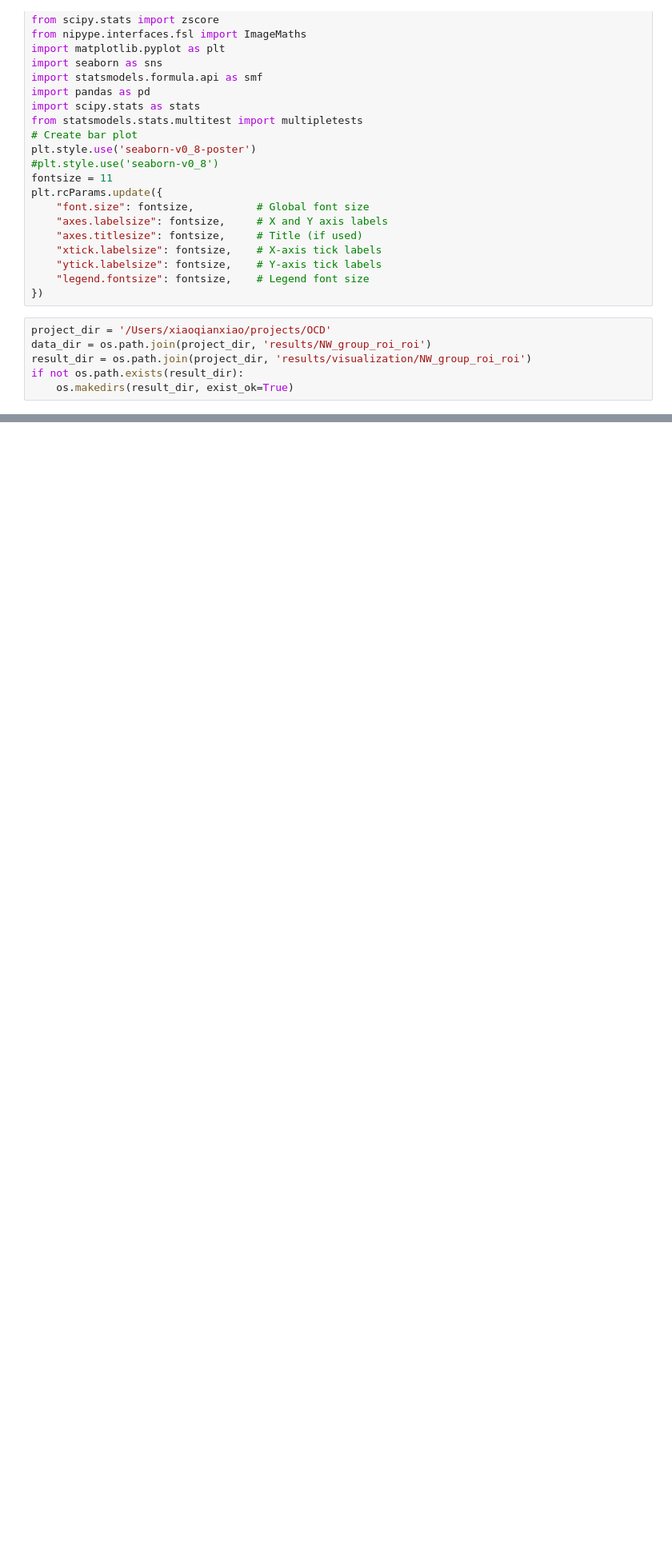
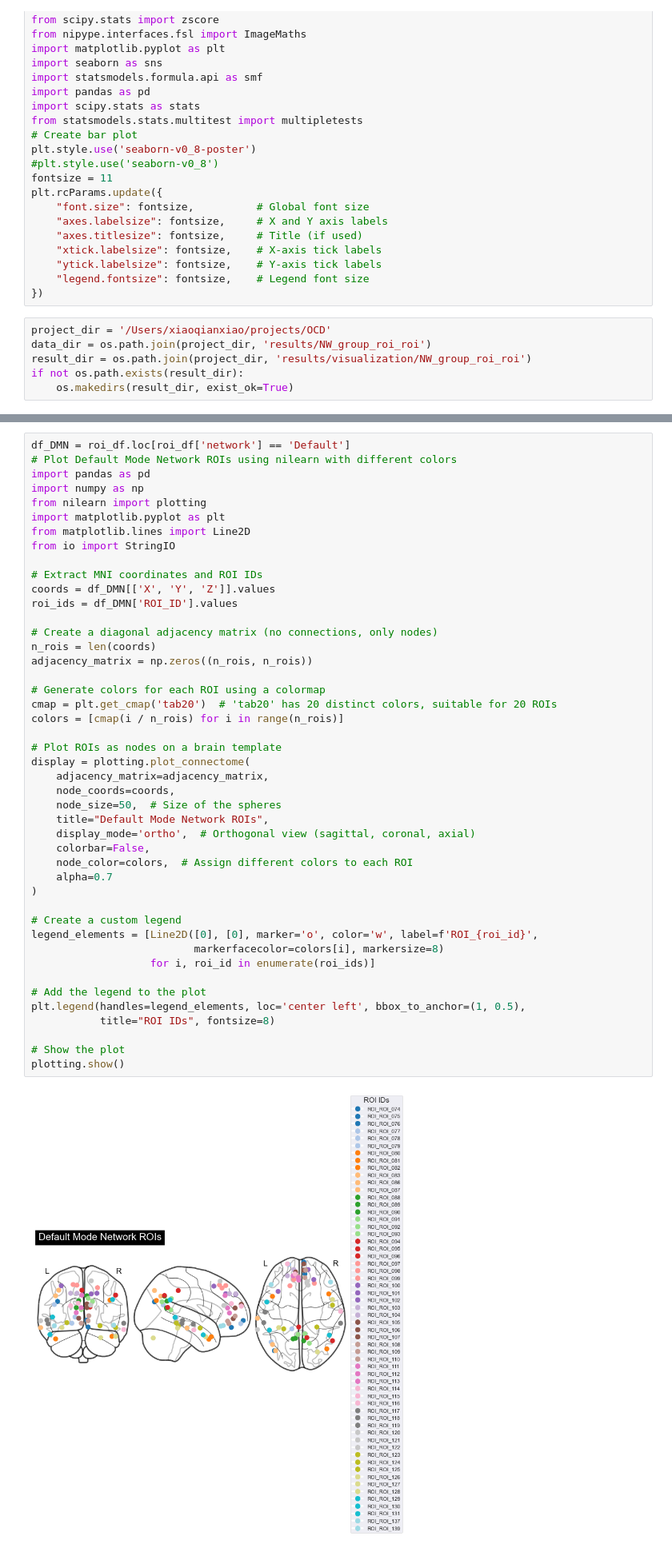
Before and after one commit to XiaoqianXiao/OCD_RO1, a Jupyter notebook: results_visualization_roi_to_roi_power.ipynb, the cells around one changed output, grey strips where cells are left out. Shown at 80% size. Drawn from its saved outputs; the diff is of its cells as text; blank space fills up the shorter version.

```diff
--- a/results_visualization_roi_to_roi_power.ipynb
+++ b/results_visualization_roi_to_roi_power.ipynb
@@ -242,0 +390,47 @@ condition_FC_change.sort_values(by='p_value', ascending=True).head(20)
+# %%
+df_DMN = roi_df.loc[roi_df['network'] == 'Default']
+# Plot Default Mode Network ROIs using nilearn with different colors
+import pandas as pd
+import numpy as np
+from nilearn import plotting
+import matplotlib.pyplot as plt
+from matplotlib.lines import Line2D
+from io import StringIO
+
+# Extract MNI coordinates and ROI IDs
+coords = df_DMN[['X', 'Y', 'Z']].values
+roi_ids = df_DMN['ROI_ID'].values
+
+# Create a diagonal adjacency matrix (no connections, only nodes)
+n_rois = len(coords)
+adjacency_matrix = np.zeros((n_rois, n_rois))
+
+# Generate colors for each ROI using a colormap
+cmap = plt.get_cmap('tab20')  # 'tab20' has 20 distinct colors, suitable for 20 ROIs
+colors = [cmap(i / n_rois) for i in range(n_rois)]
+
+# Plot ROIs as nodes on a brain template
+display = plotting.plot_connectome(
+    adjacency_matrix=adjacency_matrix,
+    node_coords=coords,
+    node_size=50,  # Size of the spheres
+    title="Default Mode Network ROIs",
+    display_mode='ortho',  # Orthogonal view (sagittal, coronal, axial)
+    colorbar=False,
+    node_color=colors,  # Assign different colors to each ROI
+    alpha=0.7
+)
+
+# Create a custom legend
+legend_elements = [Line2D([0], [0], marker='o', color='w', label=f'ROI_{roi_id}',
+                          markerfacecolor=colors[i], markersize=8)
+                   for i, roi_id in enumerate(roi_ids)]
+
+# Add the legend to the plot
+plt.legend(handles=legend_elements, loc='center left', bbox_to_anchor=(1, 0.5),
+           title="ROI IDs", fontsize=8)
+
+# Show the plot
+plotting.show()
+# %% [output]
+[figure, added]
```
Also changed, not shown: parts of 22 cells of this notebook, 4 other files.
